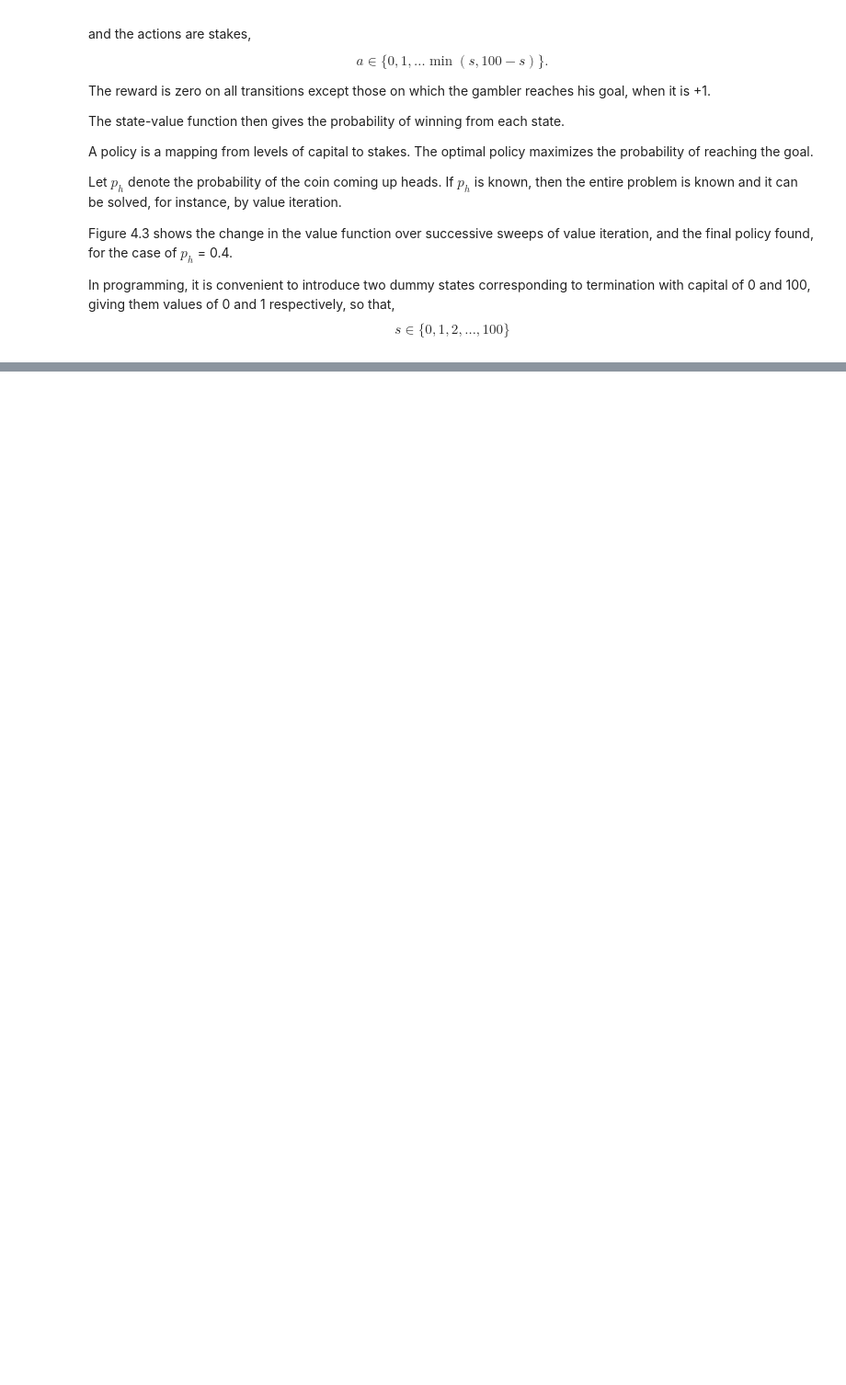
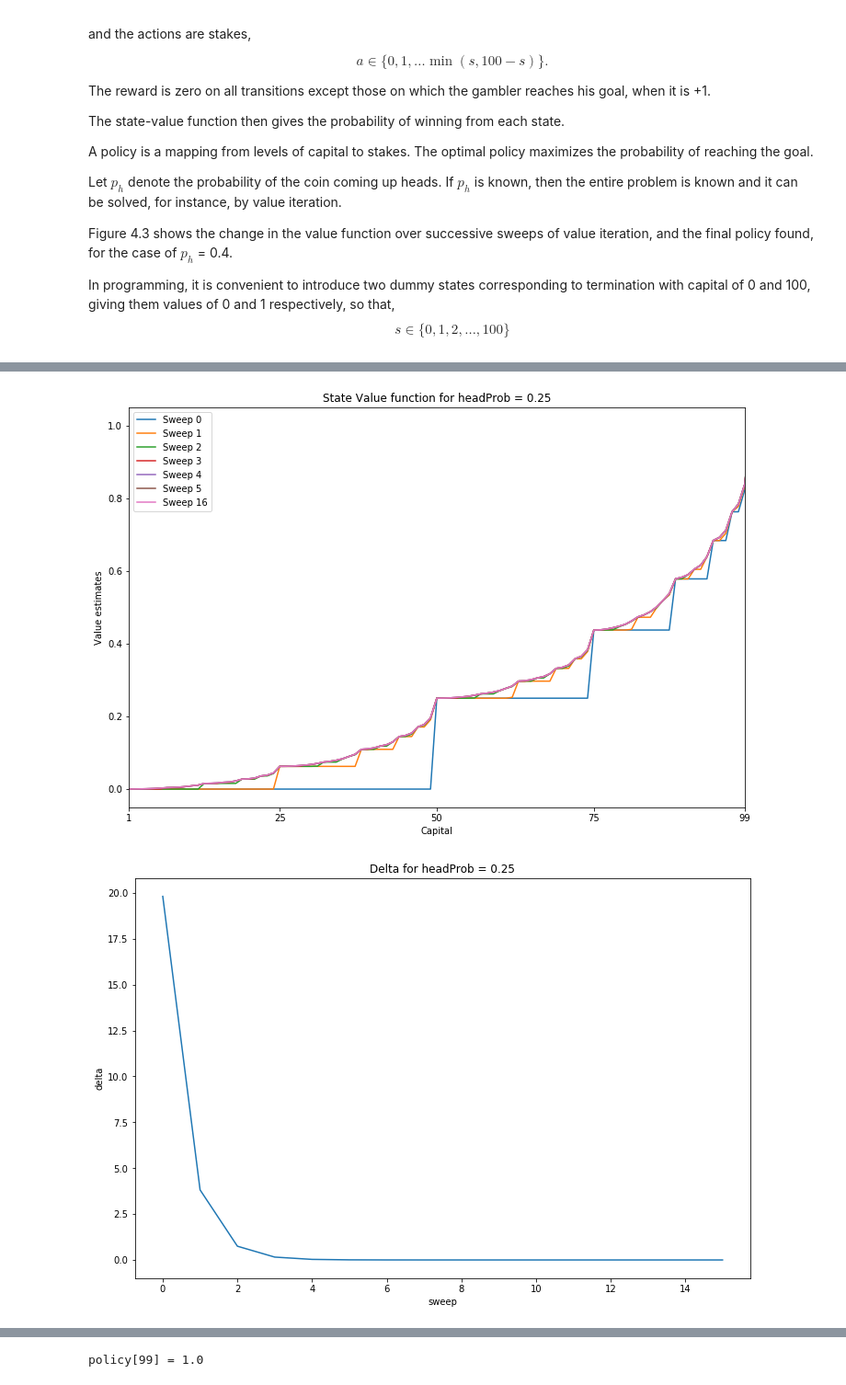
Before and after one commit to yellowlab9/reinforcement-learning-an-introduction, a Jupyter notebook: chapter04/GamblersProblem.ipynb, the cells around one changed output, grey strips where cells are left out. Shown at 92% size. Drawn from its saved outputs; the diff is of its cells as text; code cells hidden in the pictures; blank space fills up the shorter version.

```diff
--- a/chapter04/GamblersProblem.ipynb
+++ b/chapter04/GamblersProblem.ipynb
@@ -166,0 +226,6 @@ plt.show()
+# %%
+# Exercise 4.9
+gamblerProblem(headProb=0.25,verbose=False)
+# %% [output]
+[figure, added]
+[figure, added]
@@ -166,0 +233 @@ plt.show()
+policy[99] = 1.0
```
Also changed, not shown: parts of 11 cells of this notebook.
